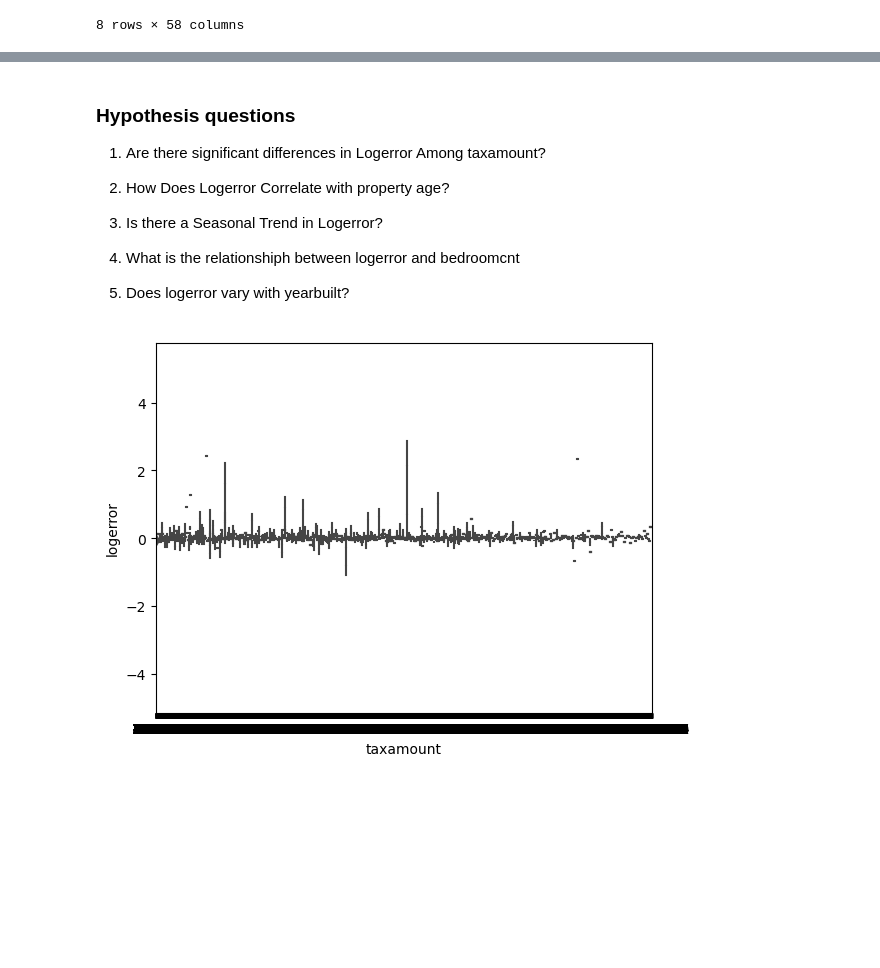
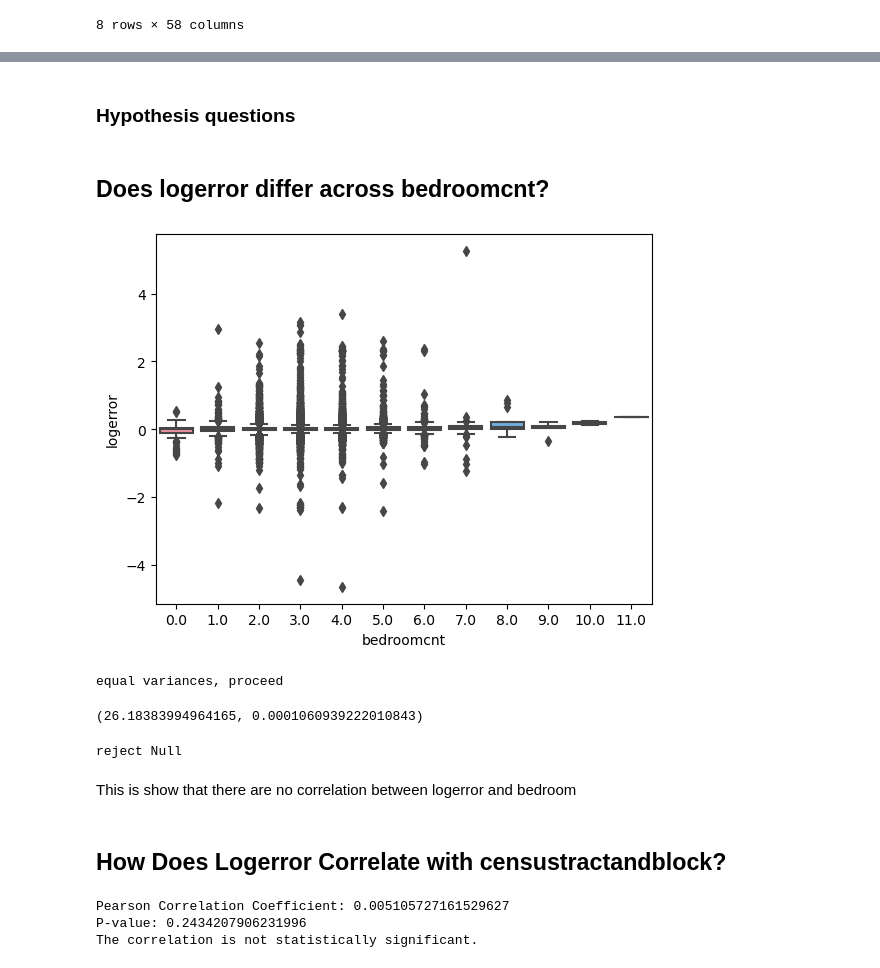
Before and after one commit to Thoai-Adam/Clustering-Exercises, a Jupyter notebook: explore_zillow.ipynb, the cells around one changed output, grey strips where cells are left out. Drawn from its saved outputs; the diff is of its cells as text; code cells hidden in the pictures; blank space fills up the shorter version.

```diff
--- a/explore_zillow.ipynb
+++ b/explore_zillow.ipynb
@@ -34,3 +39,5 @@ df.describe()
+# %%
+df = df.dropna(subset=['censustractandblock'])
 # %%
 train, val_test = train_test_split(df, train_size = 0.7,
                                   random_state = 42,
@@ -41,12 +68,2 @@ val, test = train_test_split(val_test, train_size =0.5,
 # %% [markdown]
 ### Hypothesis questions
-
-1. Are there significant differences in Logerror Among taxamount?
-
-2. How Does Logerror Correlate with property age?
-
-3. Is there a Seasonal Trend in Logerror?
-
-4. What is the relationshiph between logerror and bedroomcnt
-
-5. Does logerror vary with yearbuilt?
@@ -55,5 +69,0 @@ val, test = train_test_split(val_test, train_size =0.5,
-# %%
-sns.boxplot(data = train, x='taxamount', y='logerror')
-plt.show()
-# %% [output]
-[figure, removed]
@@ -69,0 +70,4 @@ df.value_counts()
+# %% [markdown]
+## Does logerror differ across bedroomcnt?
+# %%
+train.bedroomcnt=train.bedroomcnt.fillna(0)
@@ -69,0 +78,53 @@ df.value_counts()
+# %%
+#visualize
+sns.boxplot(data = train,
+           x = 'bedroomcnt',
+           y = 'logerror')
+plt.show()
+# %% [output]
+[figure, added]
+# %%
+# is there equal variance?
+alpha =0.05
+stat, p = stats.levene(bedroom.logerror, no_bedroom.logerror)
+if p < alpha :
+    print('equal variances, proceed')
+else:
+    print('unequal variances')
+# %% [output]
+equal variances, proceed
+# %%
+#performing ttest
+alpha = 0.05
+t, p = stats.ttest_ind(bedroom.logerror, no_bedroom.logerror)
+stat, p
+# %% [output]
+(26.18383994964165, 0.0001060939222010843)
+# %%
+if p < alpha:
+    print('reject Null')
+else:
+    print('fail to reject Null')
+# %% [output]
+reject Null
+# %% [markdown]
+This is show that there are no correlation between logerror and bedroom
+# %% [markdown]
+## How Does Logerror Correlate with censustractandblock?
+# %%
+from scipy.stats import pearsonr
+correlation, p_value = pearsonr(df['censustractandblock'], df['logerror'])
+
+# Print the correlation coefficient and p-value
+print(f"Pearson Correlation Coefficient: {correlation}")
+print(f"P-value: {p_value}")
+
+# Interpret the results
+if p_value < 0.05:
+    print("The correlation is statistically significant.")
+else:
+    print("The correlation is not statistically significant.")
+# %% [output]
+Pearson Correlation Coefficient: 0.005105727161529627
+P-value: 0.2434207906231996
+The correlation is not statistically significant.
```
Also changed, not shown: parts of 28 cells of this notebook, 1 other file.
